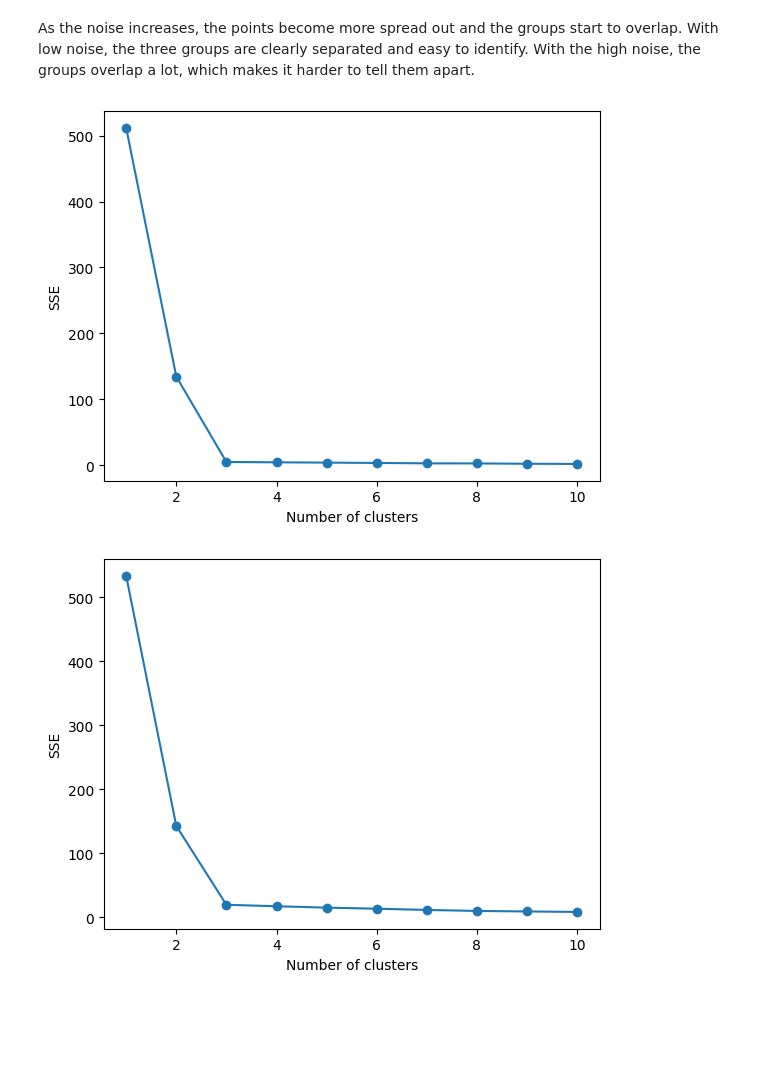
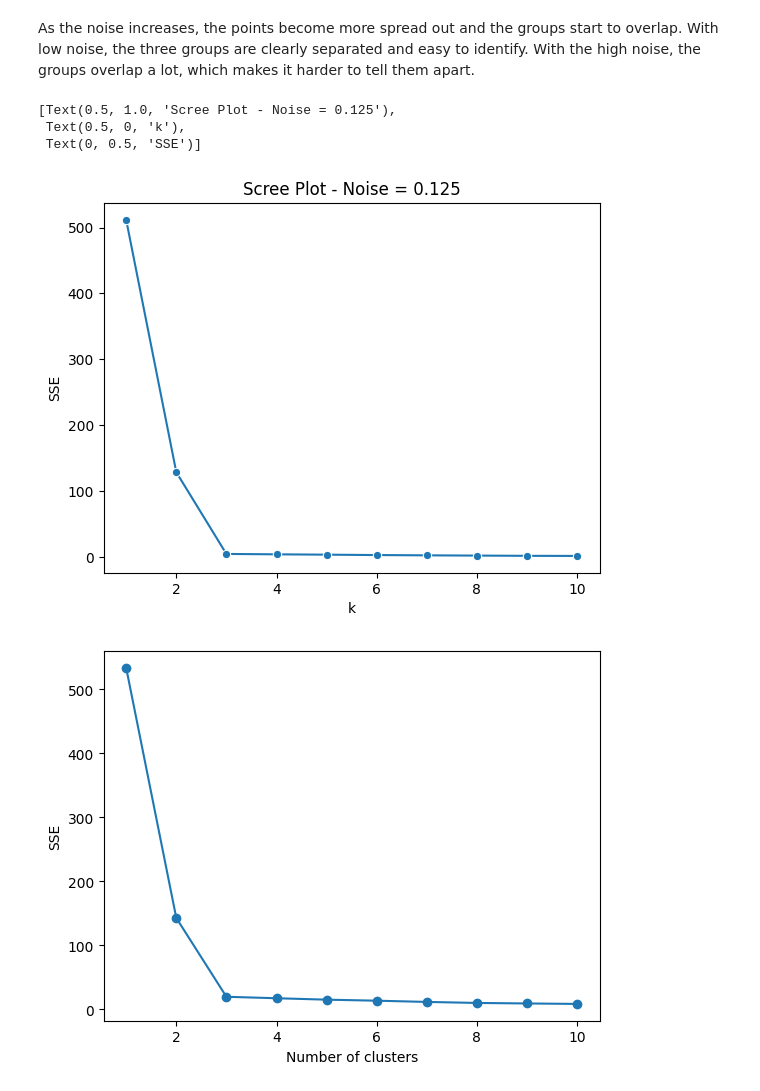
Before and after one commit to raffaellaalpaca-ai/A04-clustering, a Jupyter notebook: notebook.ipynb, the cells around one changed output. Drawn from its saved outputs; the diff is of its cells as text; code cells hidden in the pictures; blank space fills up the shorter version.

Commit message:
scree plot done for first one

```diff
--- a/notebook.ipynb
+++ b/notebook.ipynb
@@ -114,18 +114,24 @@ plt.show()
 As the noise increases, the points become more spread out and the groups start to overlap. With low noise, the three groups are clearly separated and easy to identify. With the high noise, the groups overlap a lot, which makes it harder to tell them apart.
 # %%
 #create a scree plot for every each of the databases
-import matplotlib.pyplot as plt
+import numpy as np
+import seaborn as sns
 from sklearn.cluster import KMeans
+ks = np.arange(1, 11)
 SSE = [
-    KMeans(n_clusters=k).fit(df0_125[['x1', 'x2']]).inertia_
-    for k in range(1, 11)
+    KMeans(n_clusters=k, max_iter=300, n_init=10, random_state=0)
+    .fit(df0_125[['x1', 'x2']]).inertia_
+    for k in ks
 ]
-
-plt.plot(range(1, 11), SSE, marker='o')
-plt.xlabel('Number of clusters')
-plt.ylabel('SSE')
-plt.show()
+sns.lineplot(x=ks, y=SSE, marker='o').set(
+    title='Scree Plot - Noise = 0.125',
+    xlabel='k',
+    ylabel='SSE'
+)
 # %% [output]
+[Text(0.5, 1.0, 'Scree Plot - Noise = 0.125'),
+ Text(0.5, 0, 'k'),
+ Text(0, 0.5, 'SSE')]
-[figure, old version]
+[figure, new version]
 # %%
 #scree plot, database 2
```
Also changed, not shown: parts of 1 cell of this notebook.
